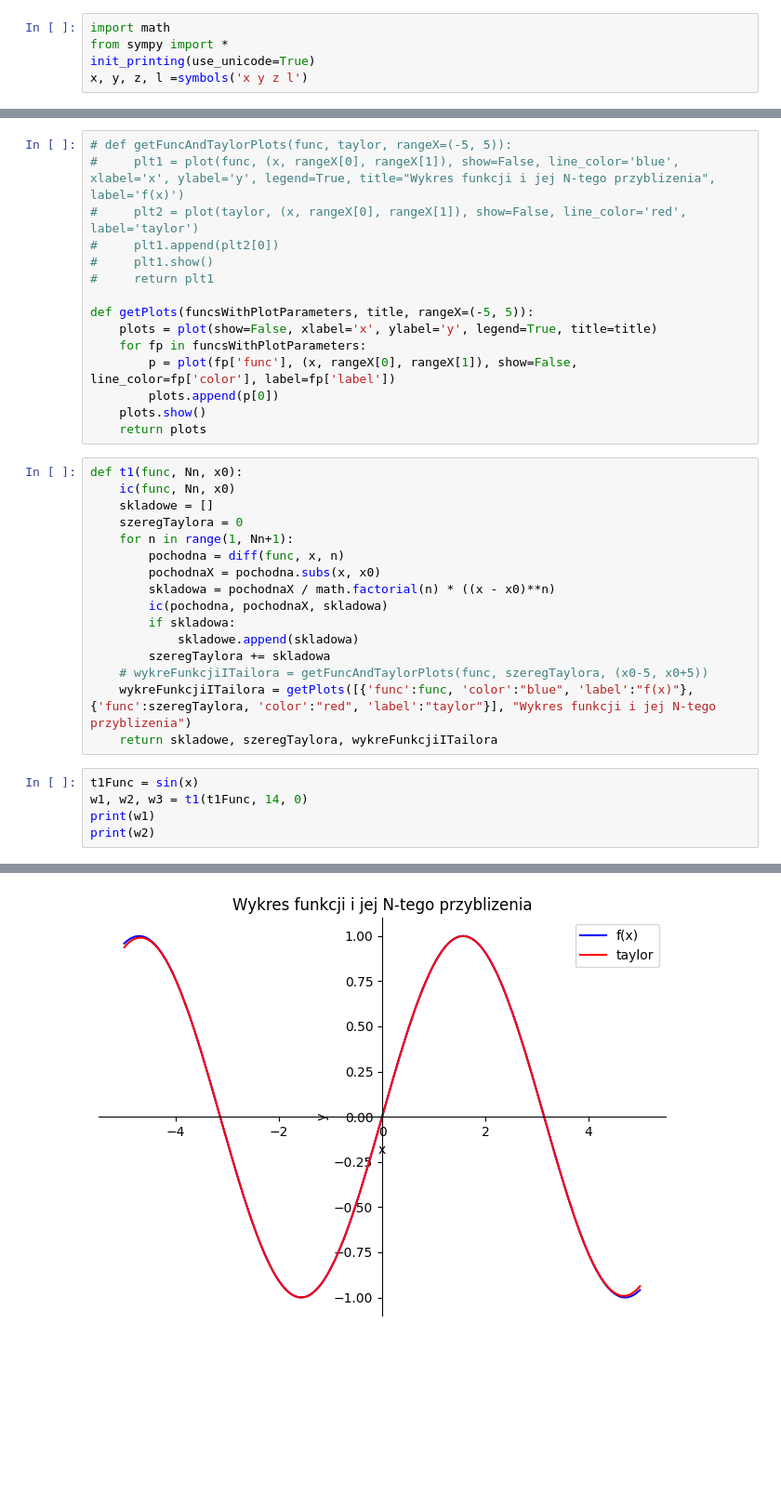
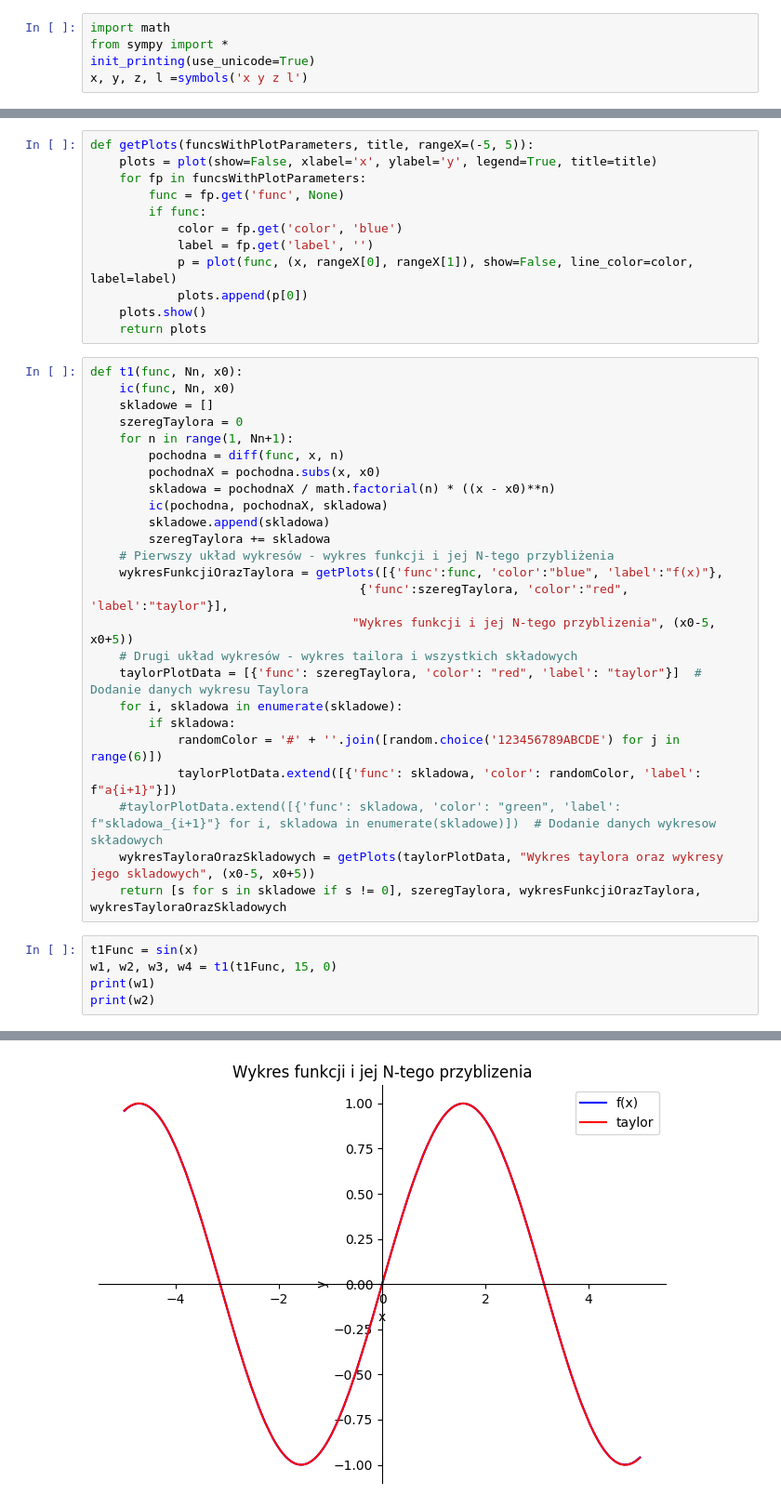
Before and after one commit to rzymski/jupyterObliczeniaNaukowe, a Jupyter notebook: szeregi.ipynb, the cells around one changed output, grey strips where cells are left out. Shown at 93% size. Saved outputs shown, nothing was run; the diff lists cells and outputs as text; blank space fills up the shorter version.

```diff
--- a/szeregi.ipynb
+++ b/szeregi.ipynb
@@ -8,16 +9,13 @@ from icecream import ic
 # %%
-# def getFuncAndTaylorPlots(func, taylor, rangeX=(-5, 5)):
-#     plt1 = plot(func, (x, rangeX[0], rangeX[1]), show=False, line_color='blue', xlabel='x', ylabel='y', legend=True, title="Wykres funkcji i jej N-tego przyblizenia", label='f(x)')
-#     plt2 = plot(taylor, (x, rangeX[0], rangeX[1]), show=False, line_color='red', label='taylor')
-#     plt1.append(plt2[0])
-#     plt1.show()
-#     return plt1
-
 def getPlots(funcsWithPlotParameters, title, rangeX=(-5, 5)):
     plots = plot(show=False, xlabel='x', ylabel='y', legend=True, title=title)
     for fp in funcsWithPlotParameters:
-        p = plot(fp['func'], (x, rangeX[0], rangeX[1]), show=False, line_color=fp['color'], label=fp['label'])
-        plots.append(p[0])
+        func = fp.get('func', None)
+        if func:
+            color = fp.get('color', 'blue')
+            label = fp.get('label', '')
+            p = plot(func, (x, rangeX[0], rangeX[1]), show=False, line_color=color, label=label)
+            plots.append(p[0])
     plots.show()
     return plots
 # %%
@@ -30,15 +28,24 @@ def t1(func, Nn, x0):
         pochodnaX = pochodna.subs(x, x0)
         skladowa = pochodnaX / math.factorial(n) * ((x - x0)**n)
         ic(pochodna, pochodnaX, skladowa)
+        skladowe.append(skladowa)
+        szeregTaylora += skladowa
+    # Pierwszy układ wykresów - wykres funkcji i jej N-tego przybliżenia
+    wykresFunkcjiOrazTaylora = getPlots([{'func':func, 'color':"blue", 'label':"f(x)"},
+                                     {'func':szeregTaylora, 'color':"red", 'label':"taylor"}],
+                                    "Wykres funkcji i jej N-tego przyblizenia", (x0-5, x0+5))
+    # Drugi układ wykresów - wykres tailora i wszystkich składowych
+    taylorPlotData = [{'func': szeregTaylora, 'color': "red", 'label': "taylor"}]  # Dodanie danych wykresu Taylora
+    for i, skladowa in enumerate(skladowe):
         if skladowa:
-            skladowe.append(skladowa)
-        szeregTaylora += skladowa
-    # wykreFunkcjiITailora = getFuncAndTaylorPlots(func, szeregTaylora, (x0-5, x0+5))
-    wykreFunkcjiITailora = getPlots([{'func':func, 'color':"blue", 'label':"f(x)"}, {'func':szeregTaylora, 'color':"red", 'label':"taylor"}], "Wykres funkcji i jej N-tego przyblizenia")
-    return skladowe, szeregTaylora, wykreFunkcjiITailora
+            randomColor = '#' + ''.join([random.choice('123456789ABCDE') for j in range(6)])
+            taylorPlotData.extend([{'func': skladowa, 'color': randomColor, 'label': f"a{i+1}"}])
+    #taylorPlotData.extend([{'func': skladowa, 'color': "green", 'label': f"skladowa_{i+1}"} for i, skladowa in enumerate(skladowe)])  # Dodanie danych wykresow składowych
+    wykresTayloraOrazSkladowych = getPlots(taylorPlotData, "Wykres taylora oraz wykresy jego skladowych", (x0-5, x0+5))
+    return [s for s in skladowe if s != 0], szeregTaylora, wykresFunkcjiOrazTaylora, wykresTayloraOrazSkladowych
 # %%
 t1Func = sin(x)
-w1, w2, w3 = t1(t1Func, 14, 0)
+w1, w2, w3, w4 = t1(t1Func, 15, 0)
 print(w1)
 print(w2)
 # %% [output]
@@ -60 +68 @@ ic| pochodna: -sin(x), pochodnaX: 0, skladowa: 0
-[figure, old version]
+[figure, new version]
```
Also changed, not shown: parts of 2 cells of this notebook.
